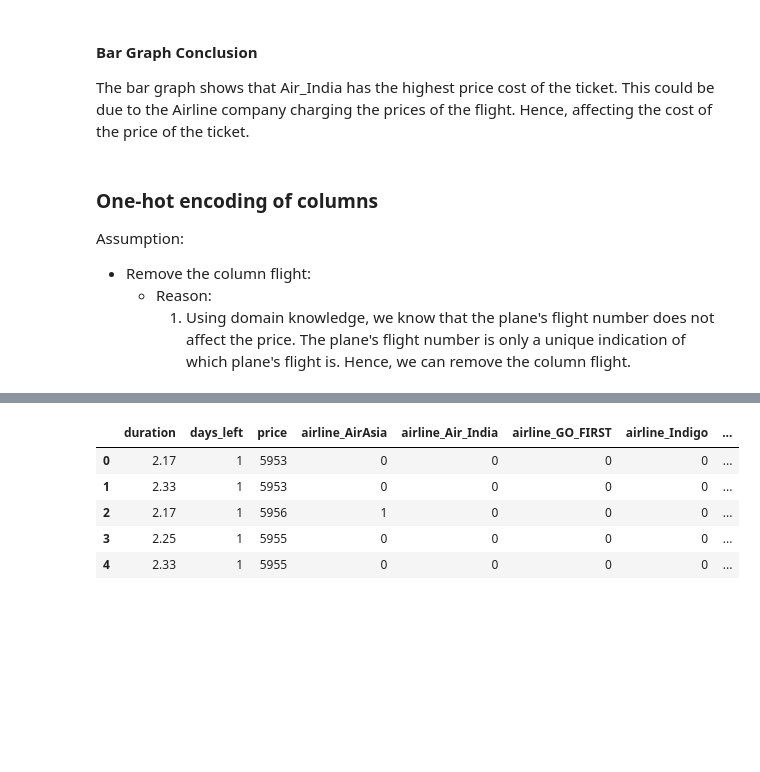
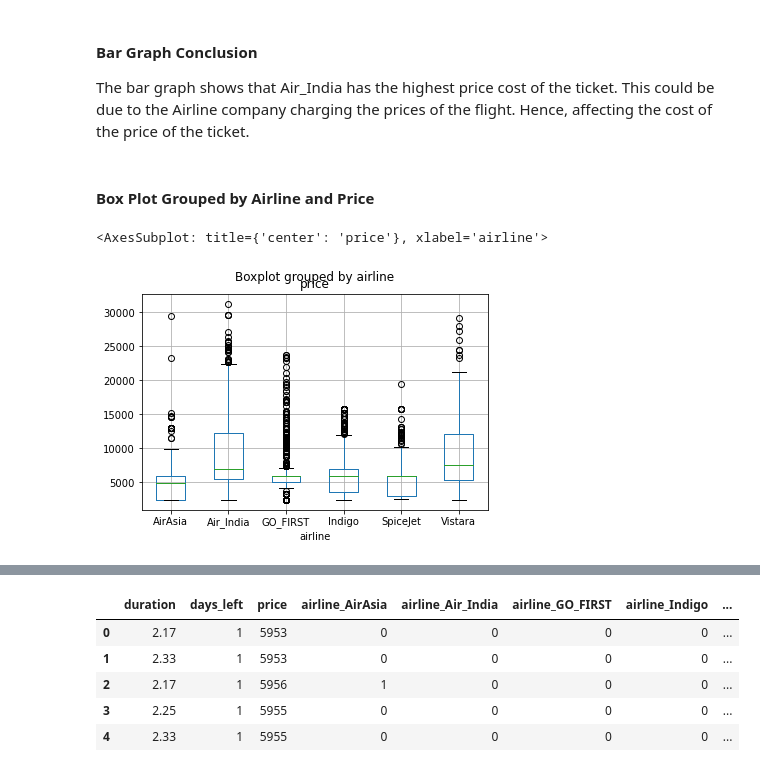
Before and after one commit to JIAWEI68/sch-work-jupiter, a Jupyter notebook: Project/Assignment.ipynb, the cells around one changed output, grey strips where cells are left out. Cells and saved outputs as stored; diff of their text form; code cells hidden in the pictures; blank space fills up the shorter version.

```diff
--- a/Project/Assignment.ipynb
+++ b/Project/Assignment.ipynb
@@ -163,9 +173,10 @@ plt.show()
 # %% [markdown]
 #### Bar Graph Conclusion
 The bar graph shows that Air_India has the highest price cost of the ticket. This could be due to the Airline company charging the prices of the flight. Hence, affecting the cost of the price of the ticket.
-# %% [markdown]
-### One-hot encoding of columns
-Assumption:
- - Remove the column flight:
-     - Reason:
-        1. Using domain knowledge, we know that the plane's flight number does not affect the price. The plane's flight number is only a unique indication of which plane's flight is. Hence, we can remove the column flight.
+# %% [markdown]
+#### Box Plot Grouped by Airline and Price
+# %%
+new_data.boxplot(column='price', by='airline')
+# %% [output]
+<AxesSubplot: title={'center': 'price'}, xlabel='airline'>
+[figure, added]
```
Also changed, not shown: parts of 22 cells of this notebook, 2 other files.
